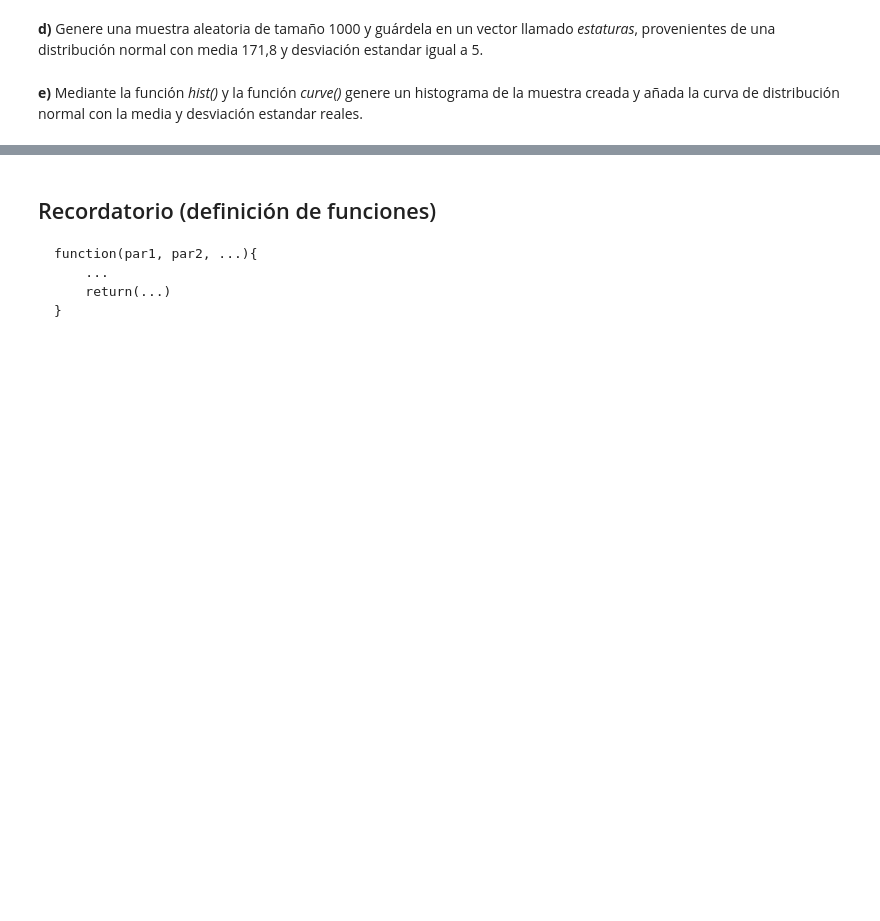
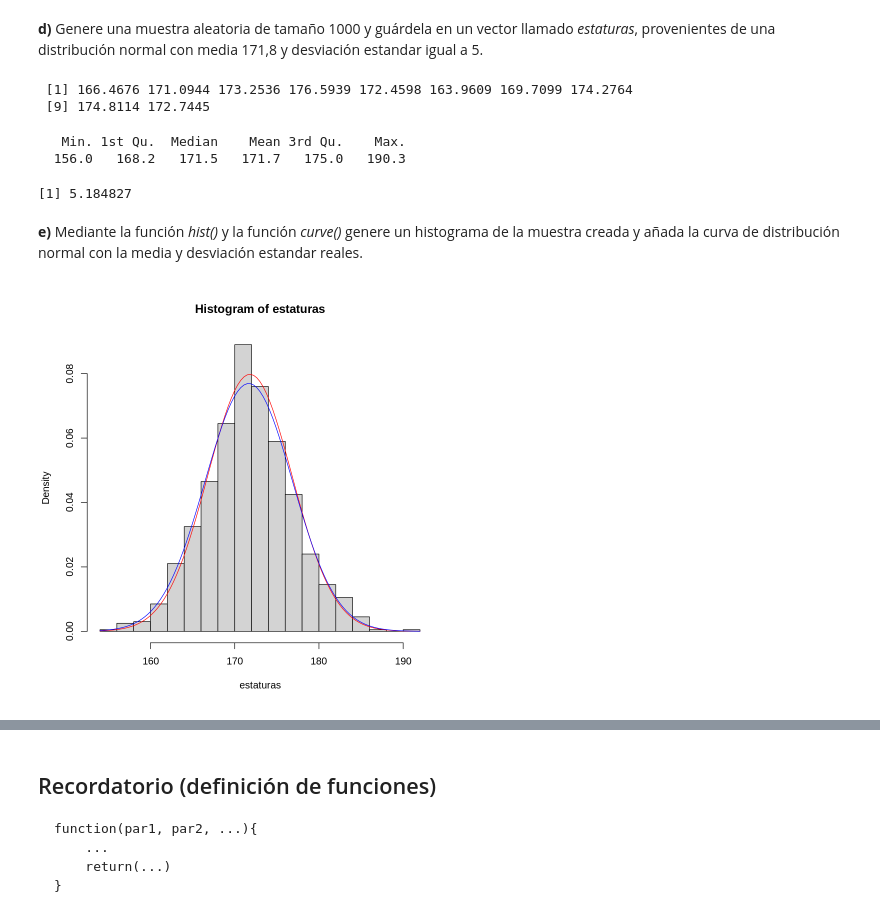
Before and after one commit to majorquev/DBDC_202409_Programacion_en_R_para_ciencia_de_datos, a Jupyter notebook: Clases/C8/1_Distribuciones_de_probabilidad_en_r.ipynb, the cells around one changed output, grey strips where cells are left out. Drawn from its saved outputs; the diff is of its cells as text; code cells hidden in the pictures; blank space fills up the shorter version.

```diff
--- a/Clases/C8/1_Distribuciones_de_probabilidad_en_r.ipynb
+++ b/Clases/C8/1_Distribuciones_de_probabilidad_en_r.ipynb
@@ -85,6 +108,21 @@ menor o igual a 160 cms?
 **d)**  Genere una muestra aleatoria de tamaño 1000 y guárdela en un vector llamado _estaturas_, provenientes de una distribución normal con media 171,8 y desviación estandar igual a 5.
 # %%
 # estaturas
-# set.seed(2020) #semilla
+set.seed(2020) #semilla (Opcional e inncesario)
+estaturas <- rnorm(1000, mean = 171.8, sd = 5)
+# %%
+head(estaturas, 10)
+# %% [output]
+ [1] 166.4676 171.0944 173.2536 176.5939 172.4598 163.9609 169.7099 174.2764
+ [9] 174.8114 172.7445
+# %%
+summary(estaturas)
+# %% [output]
+   Min. 1st Qu.  Median    Mean 3rd Qu.    Max.
+  156.0   168.2   171.5   171.7   175.0   190.3
+# %%
+sd(estaturas)
+# %% [output]
+[1] 5.184827
 # %% [markdown]
 **e)** Mediante la función _hist()_ y la función _curve()_  genere un histograma de la muestra creada y añada la curva de distribución normal con la media y desviación estandar reales.
@@ -92,0 +129,7 @@ menor o igual a 160 cms?
+# %%
+## NOTA
+hist(estaturas, freq = F, breaks = 20 )
+curve(dnorm(x,mean = 171.8, sd = 5 ), add = T, col = "red") # Rojo la densidad normal con los parametros reales
+curve(dnorm(x,mean = mean(estaturas), sd = sd(estaturas)), add = T, col = "blue") # Azul la densidad normal con los parametros estimados
+# %% [output]
+[figure, added]
```
Also changed, not shown: parts of 28 cells of this notebook.
